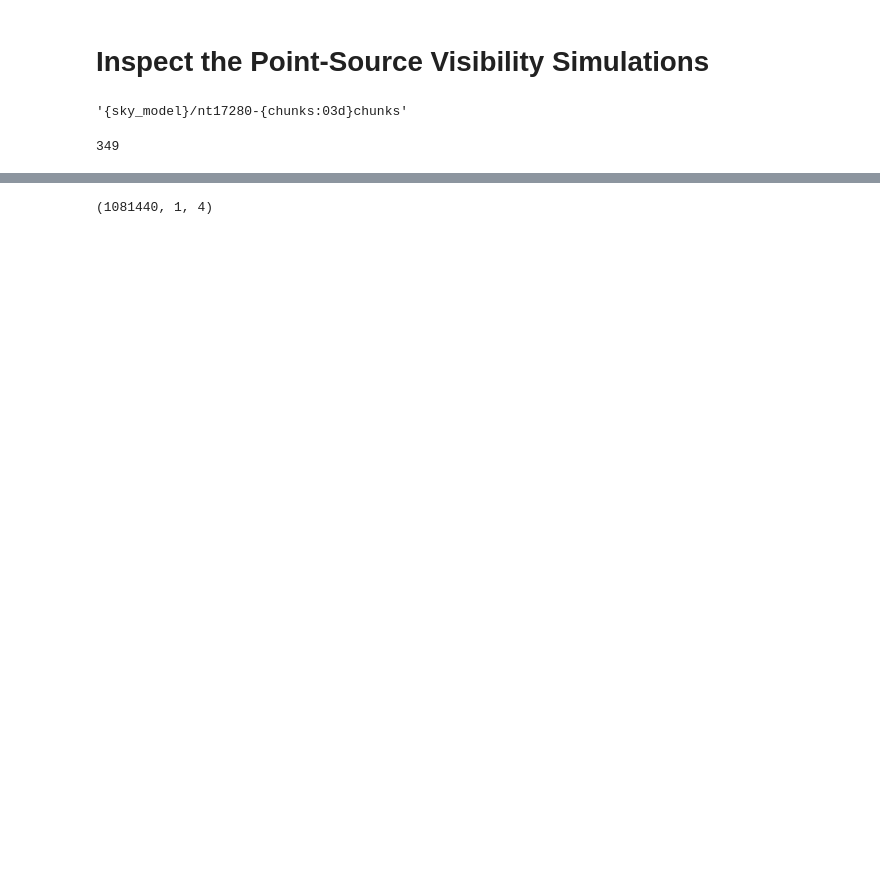
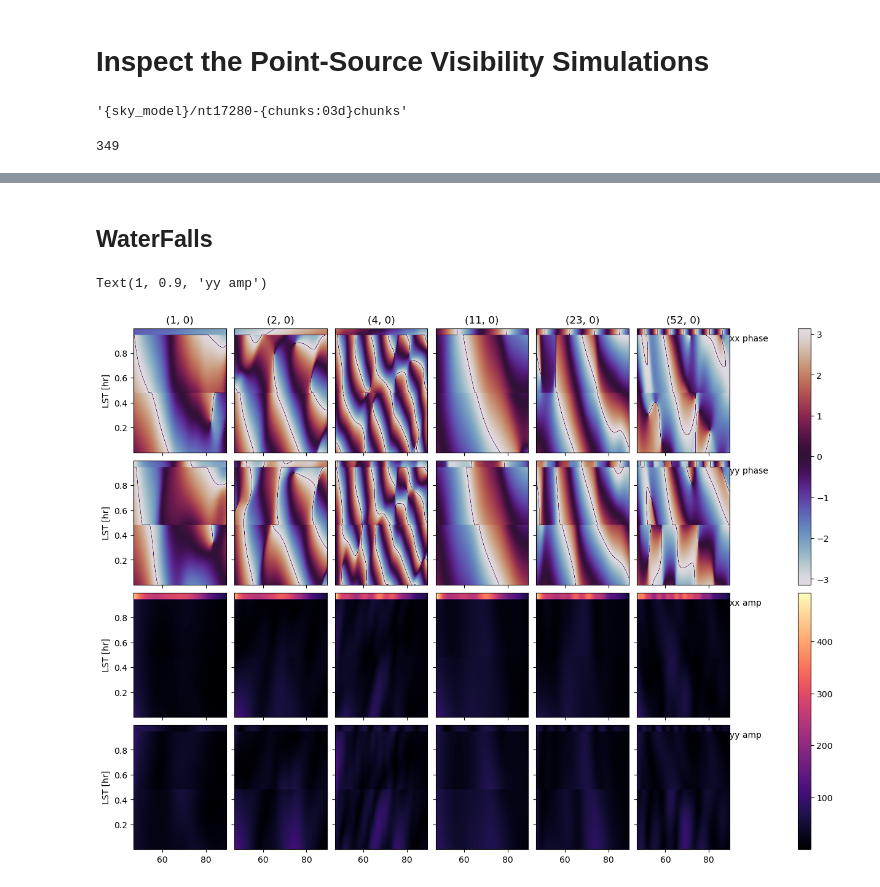
Before and after one commit to RajorshiSChandra/validation-sim, a Jupyter notebook: notebooks/inspect-ptsrc.ipynb, the cells around one changed output, grey strips where cells are left out. Cells and saved outputs as stored; diff of their text form; code cells hidden in the pictures; blank space fills up the shorter version.

Commit message:
fix: ptsrc sky model

```diff
--- a/notebooks/inspect-ptsrc.ipynb
+++ b/notebooks/inspect-ptsrc.ipynb
@@ -41,5 +40,0 @@ polidx = [meta.pols.index('xx'),meta.pols.index('yy')]
-# %%
-with h5py.File(ptsrc_files[0],'r') as _fl:
-    print(_fl['Data']['visdata'].shape)
-# %% [output]
-(1081440, 1, 4)
@@ -46,6 +43,6 @@ with h5py.File(ptsrc_files[0],'r') as _fl:
 # %%
 all_data = []
-
+freqs = []
 for i, fl in enumerate(ptsrc_files):
     if not f'fch{i:04d}' in fl.stem:
         print(f"Got to {i}")
@@ -55,5 +52,33 @@ for i, fl in enumerate(ptsrc_files):
         d = _fl['Data']['visdata'][:, 0, polidx]
         d.shape = (meta.Ntimes, meta.Nbls, len(polidx))
         all_data.append(d[:, blidx])
+        freqs.append(_fl['Header']['freq_array'][0])
 # %%
-all_data = np.array(all_data)  # shape (Nfreq, Ntime, npol)
+all_data = np.array(all_data)  # shape (Nfreq, Ntime, nbl, npol)
+freqs = np.array(freqs)
+# %% [markdown]
+## WaterFalls
+# %%
+fig, ax = plt.subplots(4, len(blidx), constrained_layout=True, figsize=(12, 9), sharex=True, sharey=True)
+
+extent = (freqs[0]/1e6, freqs[-1]/1e6, meta.lsts[0]*12/np.pi, meta.lsts[-1]*12/np.pi)
+amp_clim = (np.min(np.abs(all_data)), np.max(np.abs(all_data)))
+for j, bl in enumerate(antpairs):
+    ax[0, j].set_title(bl)
+    for pol in (0, 1):
+        phs_img = ax[pol,j].imshow(np.angle(all_data[:, :, j, pol].T), cmap='twilight', aspect='auto', extent=extent, clim=(-np.pi, np.pi))
+        amp_img = ax[pol+2, j].imshow(np.abs(all_data[:, :, j, pol].T), cmap='magma', aspect='auto', extent=extent, clim=amp_clim)
+
+for i in range(4):
+    ax[i,0].set_ylabel("LST [hr]")
+
+fig.colorbar(phs_img, ax=ax[:2])
+fig.colorbar(amp_img, ax=ax[2:])
+
+ax[0, -1].text(1, 0.9,"xx phase",  transform=ax[0, -1].transAxes )
+ax[1, -1].text(1, 0.9,"yy phase", transform=ax[1, -1].transAxes)
+ax[2, -1].text(1, 0.9,"xx amp",transform=ax[2, -1].transAxes)
+ax[3, -1].text(1, 0.9,"yy amp",transform=ax[3, -1].transAxes)
+# %% [output]
+Text(1, 0.9, 'yy amp')
+[figure, added]
```
Also changed, not shown: parts of 37 cells of this notebook, 24 other files.
